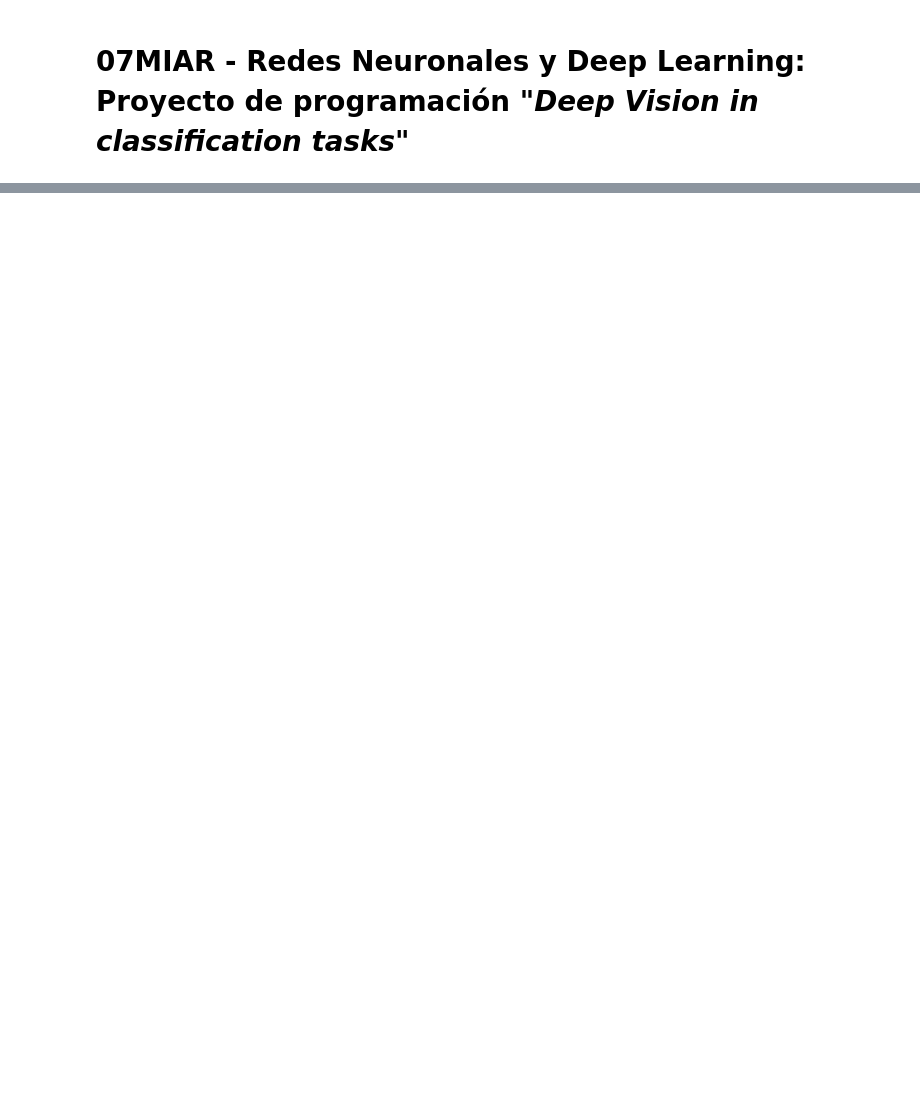
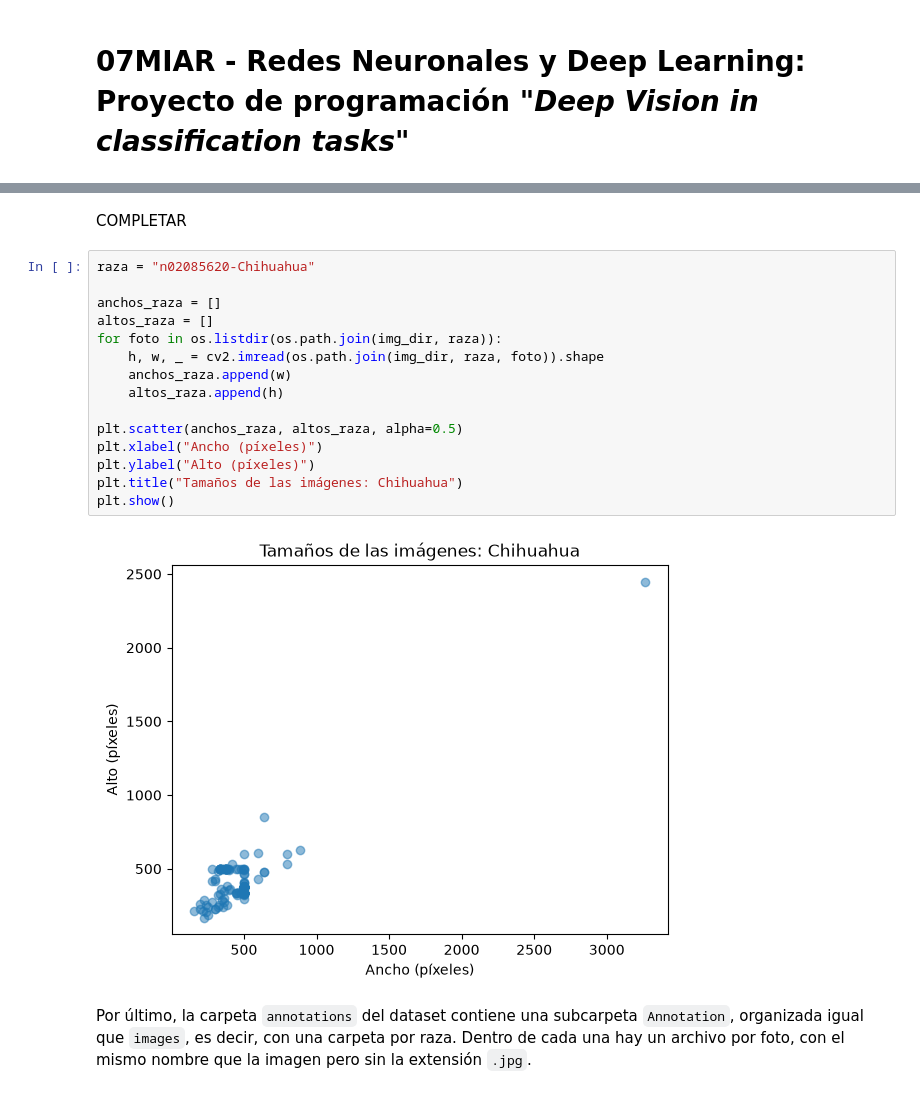
Before and after one commit to jzalaya/redes-proyecto-programacion, a Jupyter notebook: 07MIAR_Proyecto_Programacion.ipynb, the cells around one changed output, grey strips where cells are left out. Saved outputs shown, nothing was run; the diff lists cells and outputs as text; blank space fills up the shorter version.

```diff
--- a/07MIAR_Proyecto_Programacion.ipynb
+++ b/07MIAR_Proyecto_Programacion.ipynb
@@ -347,0 +117,21 @@ WARNING: apt does not have a stable CLI interface. Use with caution in scripts.
+# %% [markdown]
+COMPLETAR
+# %%
+raza = "n02085620-Chihuahua"
+
+anchos_raza = []
+altos_raza = []
+for foto in os.listdir(os.path.join(img_dir, raza)):
+    h, w, _ = cv2.imread(os.path.join(img_dir, raza, foto)).shape
+    anchos_raza.append(w)
+    altos_raza.append(h)
+
+plt.scatter(anchos_raza, altos_raza, alpha=0.5)
+plt.xlabel("Ancho (píxeles)")
+plt.ylabel("Alto (píxeles)")
+plt.title("Tamaños de las imágenes: Chihuahua")
+plt.show()
+# %% [output]
+[figure, added]
+# %% [markdown]
+Por último, la carpeta `annotations` del dataset contiene una subcarpeta `Annotation`, organizada igual que `images`, es decir, con una carpeta por raza. Dentro de cada una hay un archivo por foto, con el mismo nombre que la imagen pero sin la extensión `.jpg`.
```
Also changed, not shown: parts of 44 cells of this notebook, 1 other file.
